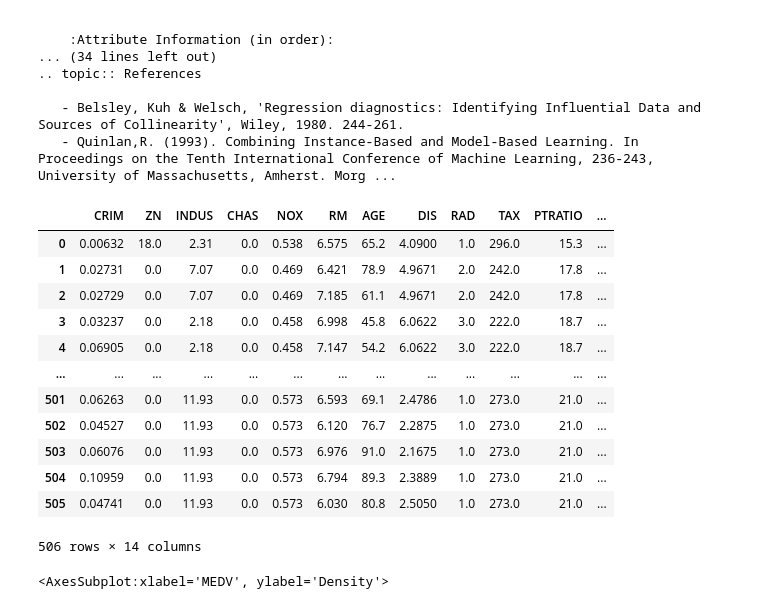
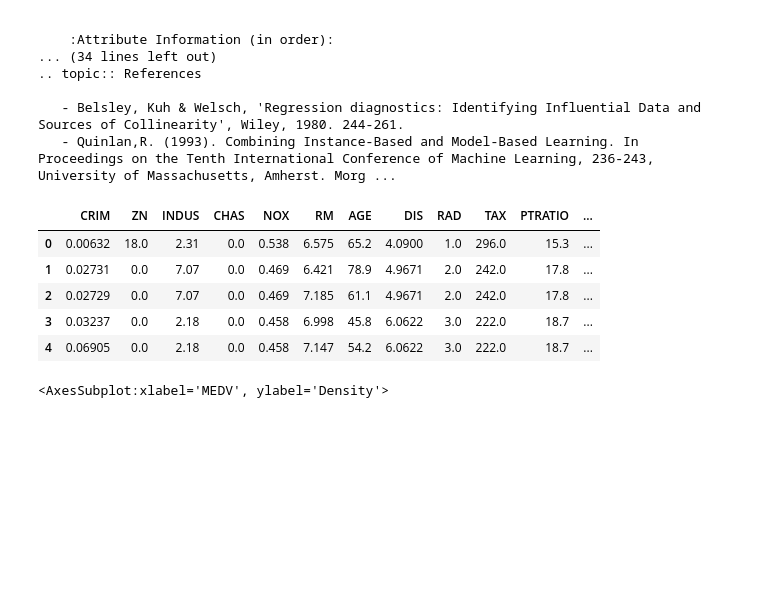
Before and after one commit to manujjoshi/Regression, a Jupyter notebook: Polynomial Regression and Grid search .ipynb, the cells around one changed output. Drawn from its saved outputs; the diff is of its cells as text; code cells hidden in the pictures; blank space fills up the shorter version.

```diff
--- a/Polynomial Regression and Grid search .ipynb
+++ b/Polynomial Regression and Grid search .ipynb
@@ -408,21 +416,14 @@ Boston house prices dataset
 boston = pd.DataFrame(boston_dataset.data,columns=boston_dataset.feature_names)
 boston["MEDV"] = boston_dataset.target
 # %%
-boston
+boston.head()
 # %% [output]
 |  | CRIM | ZN | INDUS | CHAS | NOX | RM | AGE | DIS | RAD | TAX | PTRATIO | ... |
 | 0 | 0.00632 | 18.0 | 2.31 | 0.0 | 0.538 | 6.575 | 65.2 | 4.0900 | 1.0 | 296.0 | 15.3 | ... |
 | 1 | 0.02731 | 0.0 | 7.07 | 0.0 | 0.469 | 6.421 | 78.9 | 4.9671 | 2.0 | 242.0 | 17.8 | ... |
 | 2 | 0.02729 | 0.0 | 7.07 | 0.0 | 0.469 | 7.185 | 61.1 | 4.9671 | 2.0 | 242.0 | 17.8 | ... |
 | 3 | 0.03237 | 0.0 | 2.18 | 0.0 | 0.458 | 6.998 | 45.8 | 6.0622 | 3.0 | 222.0 | 18.7 | ... |
 | 4 | 0.06905 | 0.0 | 2.18 | 0.0 | 0.458 | 7.147 | 54.2 | 6.0622 | 3.0 | 222.0 | 18.7 | ... |
-| ... | ... | ... | ... | ... | ... | ... | ... | ... | ... | ... | ... | ... |
-| 501 | 0.06263 | 0.0 | 11.93 | 0.0 | 0.573 | 6.593 | 69.1 | 2.4786 | 1.0 | 273.0 | 21.0 | ... |
-| 502 | 0.04527 | 0.0 | 11.93 | 0.0 | 0.573 | 6.120 | 76.7 | 2.2875 | 1.0 | 273.0 | 21.0 | ... |
-| 503 | 0.06076 | 0.0 | 11.93 | 0.0 | 0.573 | 6.976 | 91.0 | 2.1675 | 1.0 | 273.0 | 21.0 | ... |
-| 504 | 0.10959 | 0.0 | 11.93 | 0.0 | 0.573 | 6.794 | 89.3 | 2.3889 | 1.0 | 273.0 | 21.0 | ... |
-| 505 | 0.04741 | 0.0 | 11.93 | 0.0 | 0.573 | 6.030 | 80.8 | 2.5050 | 1.0 | 273.0 | 21.0 | ... |
-506 rows × 14 columns
 # %%
 # Look at how the prices are distributed
 plt.figure(figsize=(8,4))
```
Also changed, not shown: parts of 20 cells of this notebook, 1 other file.
